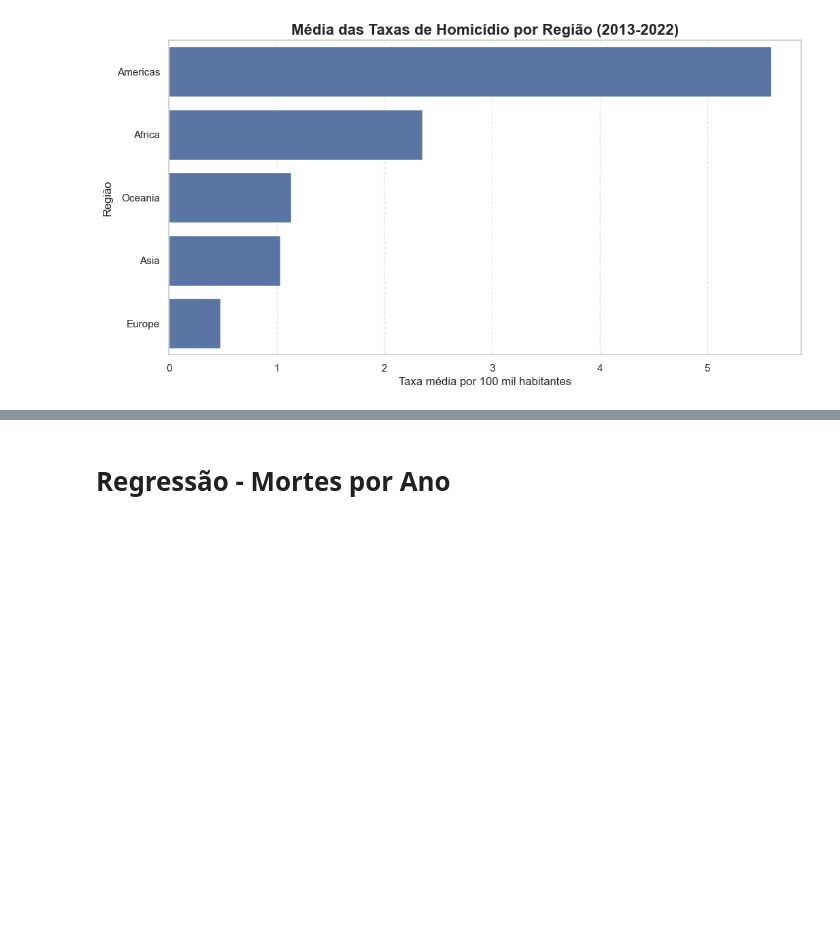
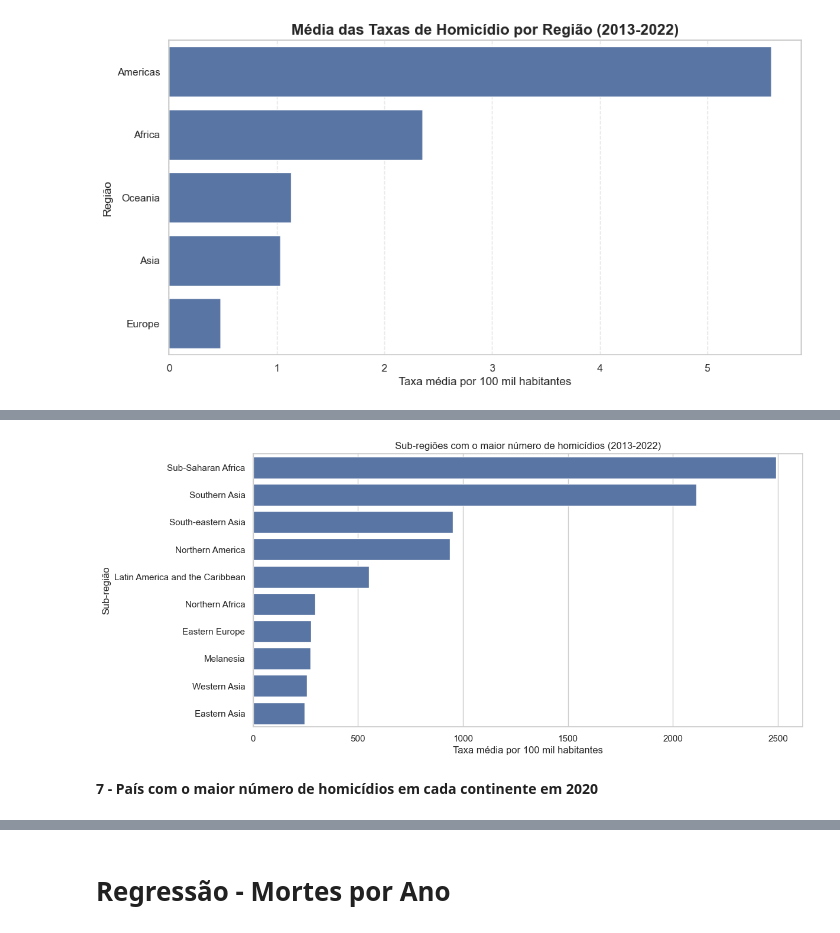
Before and after one commit to priscilaaquila/analise-exploratoria-regressao-indice-homicidios, a Jupyter notebook: Notebook-ead.ipynb, the cells around one changed output, grey strips where cells are left out. Saved outputs shown, nothing was run; the diff lists cells and outputs as text; code cells hidden in the pictures; blank space fills up the shorter version.

```diff
--- a/Notebook-ead.ipynb
+++ b/Notebook-ead.ipynb
@@ -512,0 +705,15 @@ plt.show()
+# %%
+maior_subregiao = (
+    df_total.loc[df_total["Year"].between(2013, 2022)]
+    .groupby("Subregion")["VALUE"]
+    .mean()
+    .reset_index()
+    .sort_values('VALUE', ascending=False)
+    .rename(columns={
+        "VALUE": "media_taxa_homicidios",
+        "Subregion": "Sub-regiao"
+    })
+    .head(10)
+)
+
+maior_subregiao
@@ -512,0 +732,22 @@ plt.show()
+# %%
+import matplotlib.pyplot as plt
+import seaborn as sns
+
+df_plot = maior_subregiao.reset_index()
+
+plt.figure(figsize=(12, 6))
+
+sns.barplot(
+    data=df_plot,
+    x="media_taxa_homicidios",
+    y="Sub-regiao"
+)
+
+plt.title("Sub-regiões com o maior número de homicídios (2013-2022)")
+plt.xlabel("Taxa média por 100 mil habitantes")
+plt.ylabel("Sub-região")
+plt.show()
+# %% [output]
+[figure, added]
+# %% [markdown]
+**7 - País com o maior número de homicídios em cada continente em 2020**
```
Also changed, not shown: parts of 31 cells of this notebook, 1 other file.
